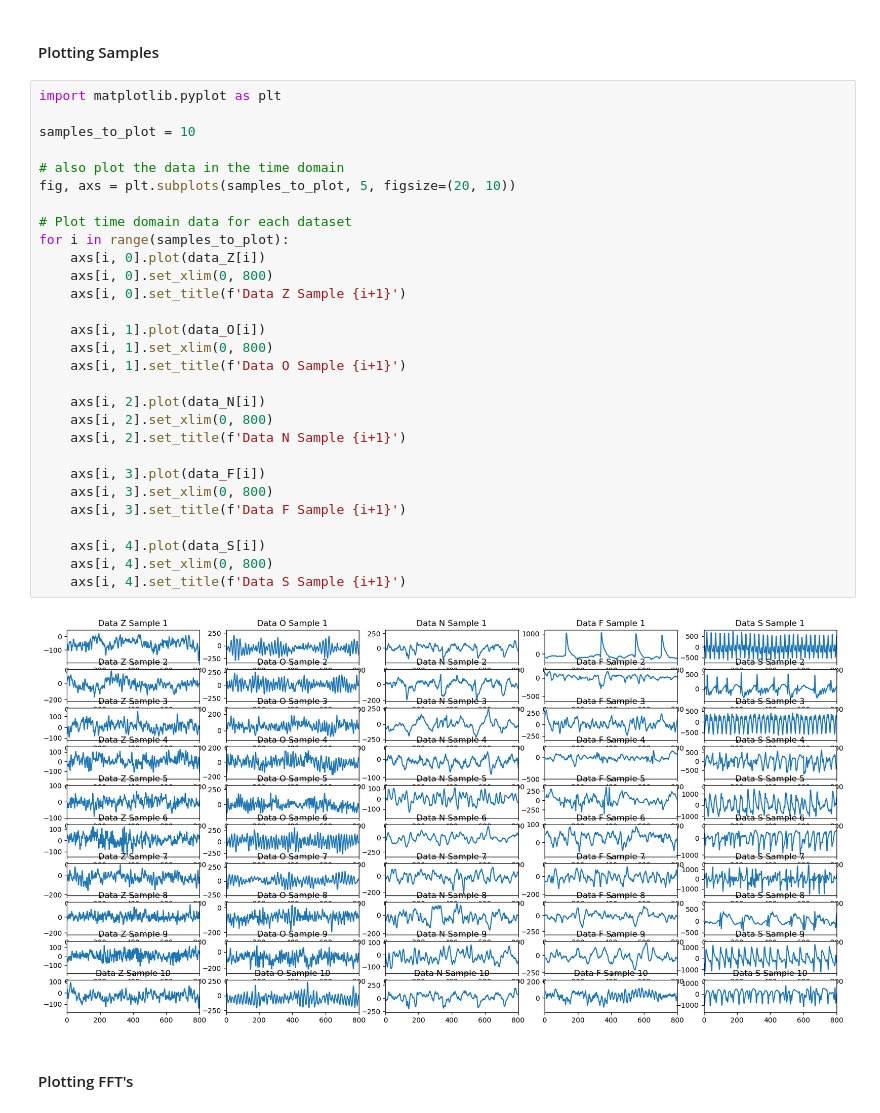
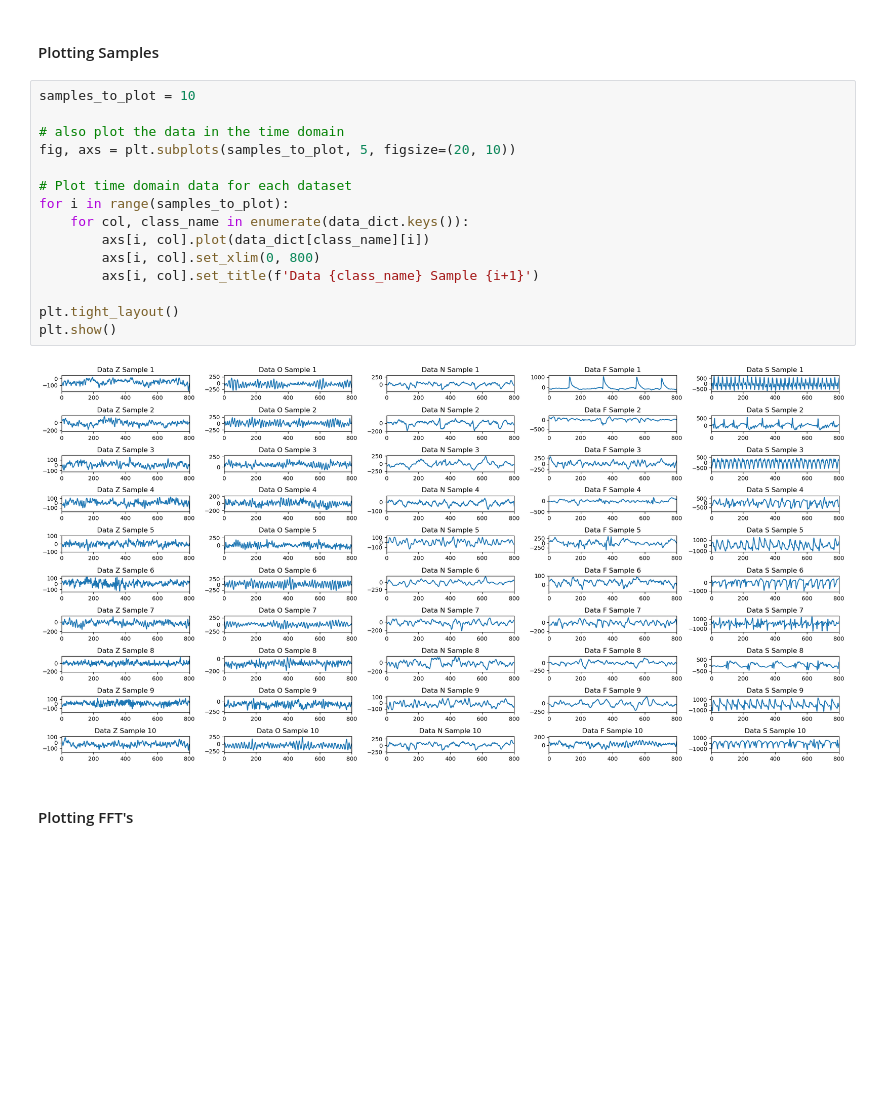
Before and after one commit to canhotuctor/epilex, a Jupyter notebook: bonn_analysis.ipynb, the cells around one changed output. Drawn from its saved outputs; the diff is of its cells as text; blank space fills up the shorter version.

```diff
--- a/bonn_analysis.ipynb
+++ b/bonn_analysis.ipynb
@@ -105,37 +94,23 @@ print(f"PSD Z shape: {PSD_Z.shape}")
 PSD Z shape: (100, 129)
 # %% [markdown]
 #### Plotting Samples
-# %%
-import matplotlib.pyplot as plt
-
-samples_to_plot = 10
-
-# also plot the data in the time domain
-fig, axs = plt.subplots(samples_to_plot, 5, figsize=(20, 10))
-
-# Plot time domain data for each dataset
-for i in range(samples_to_plot):
-    axs[i, 0].plot(data_Z[i])
-    axs[i, 0].set_xlim(0, 800)
-    axs[i, 0].set_title(f'Data Z Sample {i+1}')
-
-    axs[i, 1].plot(data_O[i])
-    axs[i, 1].set_xlim(0, 800)
-    axs[i, 1].set_title(f'Data O Sample {i+1}')
-
-    axs[i, 2].plot(data_N[i])
-    axs[i, 2].set_xlim(0, 800)
-    axs[i, 2].set_title(f'Data N Sample {i+1}')
-
-    axs[i, 3].plot(data_F[i])
-    axs[i, 3].set_xlim(0, 800)
-    axs[i, 3].set_title(f'Data F Sample {i+1}')
-
-    axs[i, 4].plot(data_S[i])
-    axs[i, 4].set_xlim(0, 800)
-    axs[i, 4].set_title(f'Data S Sample {i+1}')
-# %% [output]
-[figure, removed]
+# %%
+samples_to_plot = 10
+
+# also plot the data in the time domain
+fig, axs = plt.subplots(samples_to_plot, 5, figsize=(20, 10))
+
+# Plot time domain data for each dataset
+for i in range(samples_to_plot):
+    for col, class_name in enumerate(data_dict.keys()):
+        axs[i, col].plot(data_dict[class_name][i])
+        axs[i, col].set_xlim(0, 800)
+        axs[i, col].set_title(f'Data {class_name} Sample {i+1}')
+
+plt.tight_layout()
+plt.show()
+# %% [output]
+[figure, added]
 # %% [markdown]
 #### Plotting FFT's
 # %%
```
Also changed, not shown: parts of 16 cells of this notebook.
